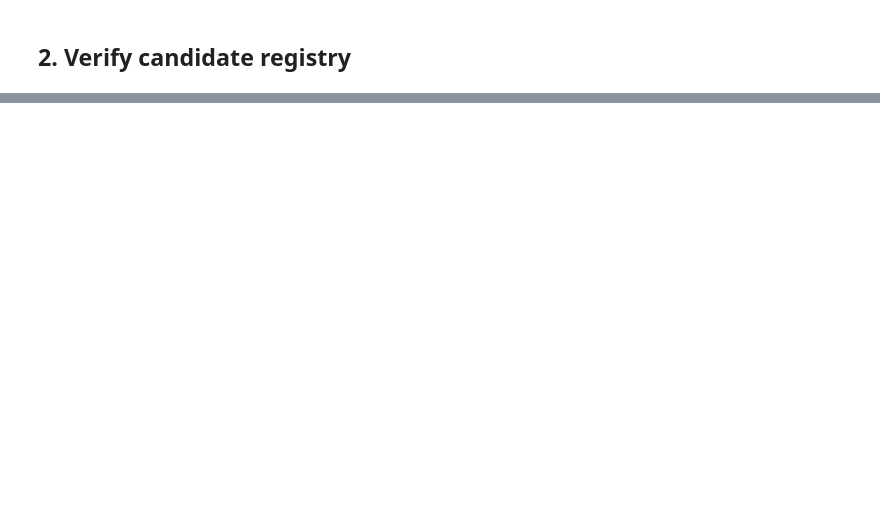
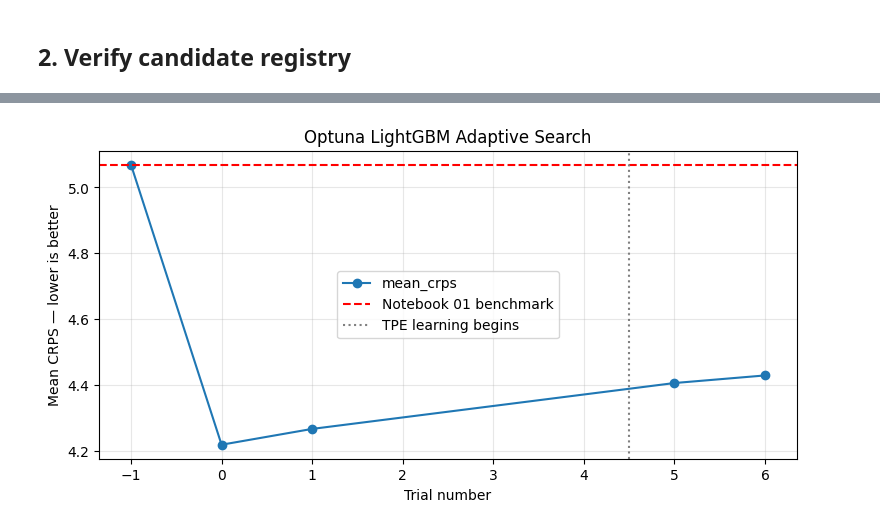
Before and after one commit to helloheyi/agentic-forecasting-c1-bmo-one, a Jupyter notebook: implementations/BAA10Y_forecasting/04_BAA10Y_adaptive_agent_tests.ipynb, the cells around one changed output, grey strips where cells are left out. Cells and saved outputs as stored; diff of their text form; code cells hidden in the pictures; blank space fills up the shorter version.

Commit message:
Adative agent phase II: include new search method: Optuna for LightGBM

```diff
--- a/implementations/BAA10Y_forecasting/04_BAA10Y_adaptive_agent_tests.ipynb
+++ b/implementations/BAA10Y_forecasting/04_BAA10Y_adaptive_agent_tests.ipynb
@@ -356,0 +293,91 @@ The conversational agent works correctly if it calls the tools, reports the same
+# %%
+OPTUNA_HISTORY = pd.DataFrame(
+    OPTUNA_RESULT["trial_history"]
+)
+
+OPTUNA_HISTORY["phase"] = (
+    OPTUNA_HISTORY["trial_number"].apply(
+        lambda number: (
+            "benchmark"
+            if number == -1
+            else (
+                "startup exploration"
+                if number < 5
+                else "TPE learned search"
+            )
+        )
+    )
+)
+
+baseline_crps = float(
+    OPTUNA_RESULT[
+        "baseline"
+    ]["mean_crps"]
+)
+
+OPTUNA_HISTORY[
+    "improvement_pct"
+] = (
+    100.0
+    * (
+        baseline_crps
+        - OPTUNA_HISTORY["mean_crps"]
+    )
+    / baseline_crps
+)
+
+display(
+    OPTUNA_HISTORY[
+        [
+            "trial_number",
+            "phase",
+            "candidate_id",
+            "mean_crps",
+            "improvement_pct",
+        ]
+    ].style.format({
+        "mean_crps": "{:.4f}",
+        "improvement_pct": "{:+.2f}%",
+    })
+)
+plot_data = (
+    OPTUNA_HISTORY
+    .sort_values("trial_number")
+)
+
+ax = plot_data.plot(
+    x="trial_number",
+    y="mean_crps",
+    marker="o",
+    figsize=(9, 4),
+    legend=False,
+    title=(
+        "Optuna LightGBM Adaptive Search"
+    ),
+)
+
+ax.axhline(
+    baseline_crps,
+    color="red",
+    linestyle="--",
+    label="Notebook 01 benchmark",
+)
+
+ax.axvline(
+    4.5,
+    color="gray",
+    linestyle=":",
+    label="TPE learning begins",
+)
+
+ax.set_xlabel(
+    "Trial number"
+)
+ax.set_ylabel(
+    "Mean CRPS — lower is better"
+)
+ax.grid(
+    alpha=0.3
+)
+ax.legend()
+# %% [output]
@@ -356,0 +391 @@ The conversational agent works correctly if it calls the tools, reports the same
+[figure, added]
```
Also changed, not shown: parts of 28 cells of this notebook, 8 other files.
